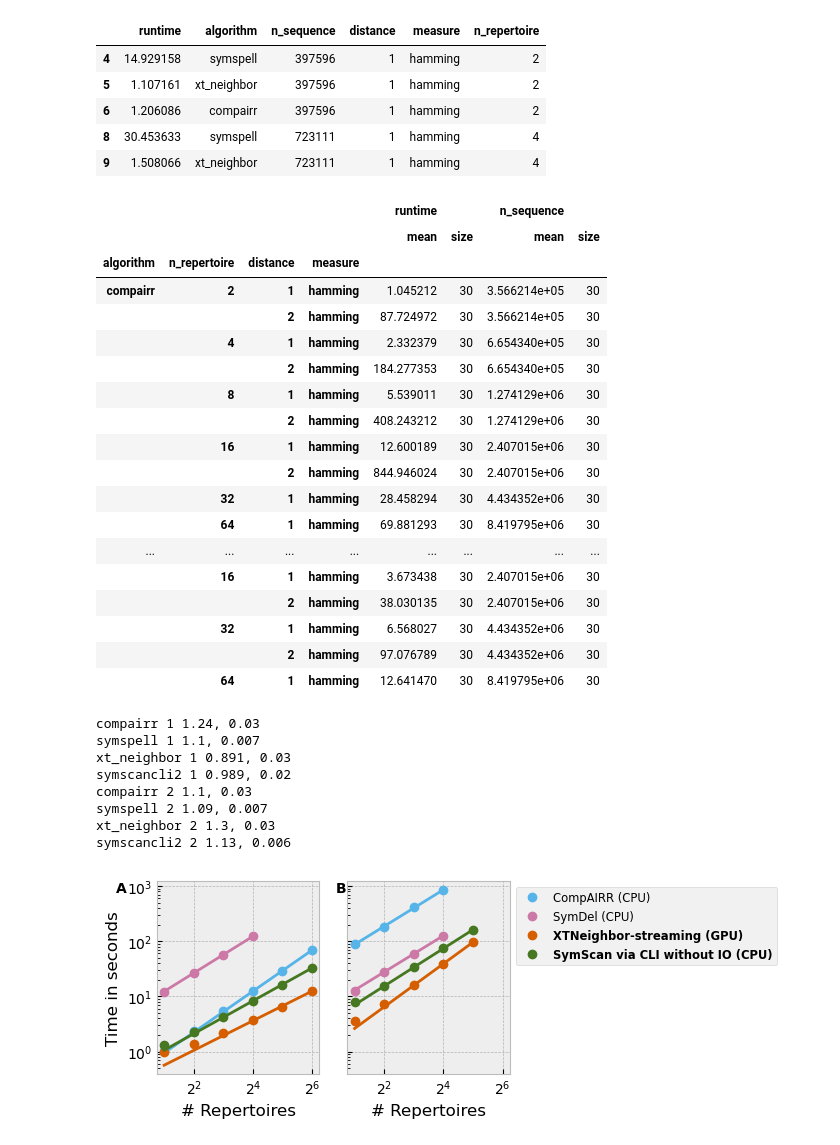
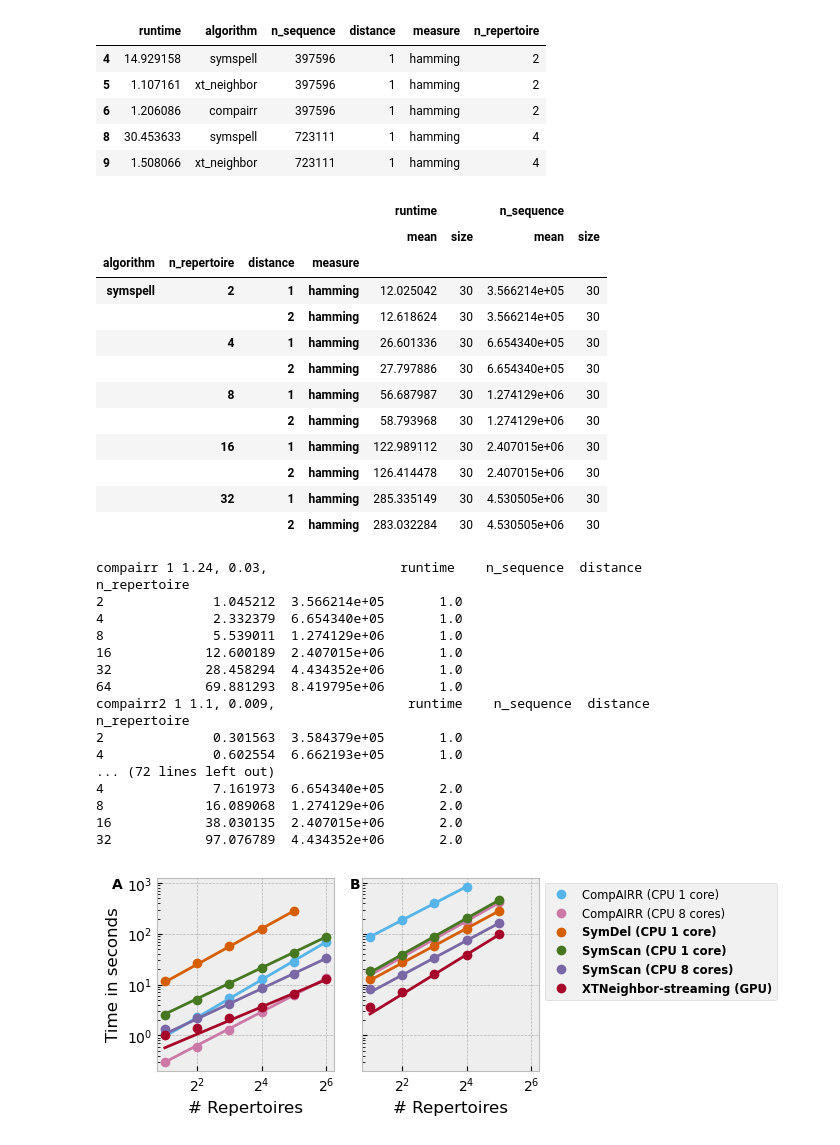
Before and after one commit to heartnetkung/XT-neighbor, a Jupyter notebook: pub/compairr_benchmark.ipynb, the cells around one changed output. Drawn from its saved outputs; the diff is of its cells as text; code cells hidden in the pictures.

```diff
--- a/pub/compairr_benchmark.ipynb
+++ b/pub/compairr_benchmark.ipynb
@@ -19,68 +19,73 @@ df.head()
 | 8 | 30.453633 | symspell | 723111 | 1 | hamming | 4 |
 | 9 | 1.508066 | xt_neighbor | 723111 | 1 | hamming | 4 |
 # %%
-df.groupby(by=["algorithm","n_repertoire","distance","measure"]).agg(['mean','size'])
+df[df['algorithm']=='symspell'].groupby(by=["algorithm","n_repertoire","distance","measure"]).agg(['mean','size'])
 # %% [output]
 |  |  |  |  | runtime |  | n_sequence |  |
 |  |  |  |  | mean | size | mean | size |
 | algorithm | n_repertoire | distance | measure |  |  |  |  |
-| compairr | 2 | 1 | hamming | 1.045212 | 30 | 3.566214e+05 | 30 |
-|  |  | 2 | hamming | 87.724972 | 30 | 3.566214e+05 | 30 |
-|  | 4 | 1 | hamming | 2.332379 | 30 | 6.654340e+05 | 30 |
-|  |  | 2 | hamming | 184.277353 | 30 | 6.654340e+05 | 30 |
-|  | 8 | 1 | hamming | 5.539011 | 30 | 1.274129e+06 | 30 |
-|  |  | 2 | hamming | 408.243212 | 30 | 1.274129e+06 | 30 |
-|  | 16 | 1 | hamming | 12.600189 | 30 | 2.407015e+06 | 30 |
-|  |  | 2 | hamming | 844.946024 | 30 | 2.407015e+06 | 30 |
-|  | 32 | 1 | hamming | 28.458294 | 30 | 4.434352e+06 | 30 |
-|  | 64 | 1 | hamming | 69.881293 | 30 | 8.419795e+06 | 30 |
-| ... | ... | ... | ... | ... | ... | ... | ... |
-|  | 16 | 1 | hamming | 3.673438 | 30 | 2.407015e+06 | 30 |
-|  |  | 2 | hamming | 38.030135 | 30 | 2.407015e+06 | 30 |
-|  | 32 | 1 | hamming | 6.568027 | 30 | 4.434352e+06 | 30 |
-|  |  | 2 | hamming | 97.076789 | 30 | 4.434352e+06 | 30 |
-|  | 64 | 1 | hamming | 12.641470 | 30 | 8.419795e+06 | 30 |
+| symspell | 2 | 1 | hamming | 12.025042 | 30 | 3.566214e+05 | 30 |
+|  |  | 2 | hamming | 12.618624 | 30 | 3.566214e+05 | 30 |
+|  | 4 | 1 | hamming | 26.601336 | 30 | 6.654340e+05 | 30 |
+|  |  | 2 | hamming | 27.797886 | 30 | 6.654340e+05 | 30 |
+|  | 8 | 1 | hamming | 56.687987 | 30 | 1.274129e+06 | 30 |
+|  |  | 2 | hamming | 58.793968 | 30 | 1.274129e+06 | 30 |
+|  | 16 | 1 | hamming | 122.989112 | 30 | 2.407015e+06 | 30 |
+|  |  | 2 | hamming | 126.414478 | 30 | 2.407015e+06 | 30 |
+|  | 32 | 1 | hamming | 285.335149 | 30 | 4.530505e+06 | 30 |
+|  |  | 2 | hamming | 283.032284 | 30 | 4.530505e+06 | 30 |
 # %%
-algorithms = ['compairr', 'symspell', 'xt_neighbor', 'symscancli2']
+algorithms = ['compairr', 'compairr2', 'symspell','symscancli3', 'symscancli2', 'xt_neighbor']
 algorithm_labels = {
-                    'compairr' : 'CompAIRR (CPU)',
-                    'symspell' : 'SymDel (CPU)',
-                    'symscancli2': 'SymScan via CLI without IO (CPU)',
+                    'compairr' : 'CompAIRR (CPU 1 core)',
+                    'compairr2' : 'CompAIRR (CPU 8 cores)',
+                    'symspell' : 'SymDel (CPU 1 core)',
+                    'symscancli3' : 'SymScan (CPU 1 core)',
+                    'symscancli2': 'SymScan (CPU 8 cores)',
                     'xt_neighbor' : 'XTNeighbor-streaming (GPU)'
                    }
 # %%
 fig, axes = plt.subplots(figsize=(6.8, 2.4), ncols=2, sharey=True, sharex=True)
 for d in [1, 2]:
     for index, algorithm in enumerate(algorithms):
         data = df[(df['distance']==d) & (df['algorithm']==algorithm)]
         mean = data.groupby('n_repertoire').mean(numeric_only=True)
         x, y = mean.index, mean['runtime']
 
         slope, intercept, r, p, se = scipy.stats.linregress(np.log(x[-3:]), np.log(y[-3:]))
-        print(algorithm, d, f'{slope:.3}, {se:.1}')
+        print(algorithm, d, f'{slope:.3}, {se:.1}, {mean}')
         l, = axes[d-1].plot(x, y, 'o',
                 label=algorithm_labels[algorithm],
                 color=f'C{6-index}')
         axes[d-1].plot(x, np.exp(slope*np.log(x)+intercept), '-', color=l.get_color())
     axes[d-1].set_yscale('log')
     axes[d-1].set_xscale('log', base=2)
     axes[d-1].set_xlabel('# Repertoires')
 axes[0].set_ylabel('Time in seconds')
 legend = axes[-1].legend(bbox_to_anchor=(1, 1), fontsize='small')
 legend_texts = legend.get_texts()
-for i in range(1, 3):
+for i in range(1, 5):
     legend_texts[-i].set_weight('bold')
 axes[0].text(-0.25, 1.0, 'A', transform=axes[0].transAxes, fontweight="bold", va="top")
 fig.tight_layout(w_pad=2, pad=0.0)
 axes[1].text(-0.07, 1.0, 'B', transform=axes[1].transAxes, fontweight="bold", va="top")
 fig.savefig('compairr_benchmark.pdf')
 # %% [output]
-compairr 1 1.24, 0.03
-symspell 1 1.1, 0.007
-xt_neighbor 1 0.891, 0.03
-symscancli2 1 0.989, 0.02
-compairr 2 1.1, 0.03
-symspell 2 1.09, 0.007
-xt_neighbor 2 1.3, 0.03
-symscancli2 2 1.13, 0.006
+compairr 1 1.24, 0.03,                 runtime    n_sequence  distance
+n_repertoire
+2              1.045212  3.566214e+05       1.0
+4              2.332379  6.654340e+05       1.0
+8              5.539011  1.274129e+06       1.0
+16            12.600189  2.407015e+06       1.0
+32            28.458294  4.434352e+06       1.0
+64            69.881293  8.419795e+06       1.0
+compairr2 1 1.1, 0.009,                 runtime    n_sequence  distance
+n_repertoire
+2              0.301563  3.584379e+05       1.0
+4              0.602554  6.662193e+05       1.0
+... (72 lines left out)
+4              7.161973  6.654340e+05       2.0
+8             16.089068  1.274129e+06       2.0
+16            38.030135  2.407015e+06       2.0
+32            97.076789  4.434352e+06       2.0
-[figure, old version]
+[figure, new version]
```
Also changed, not shown: 1 other file.
